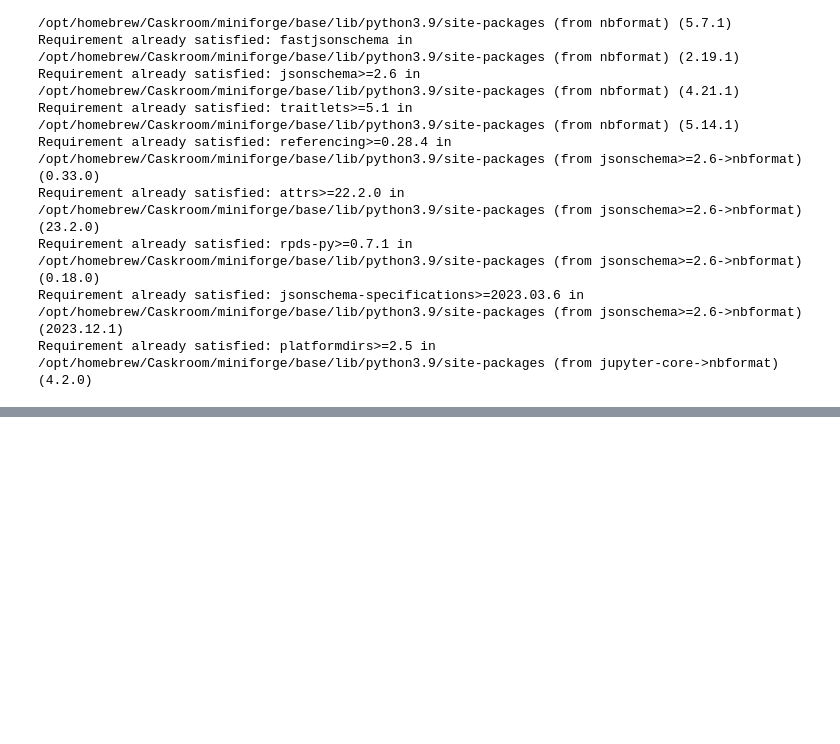
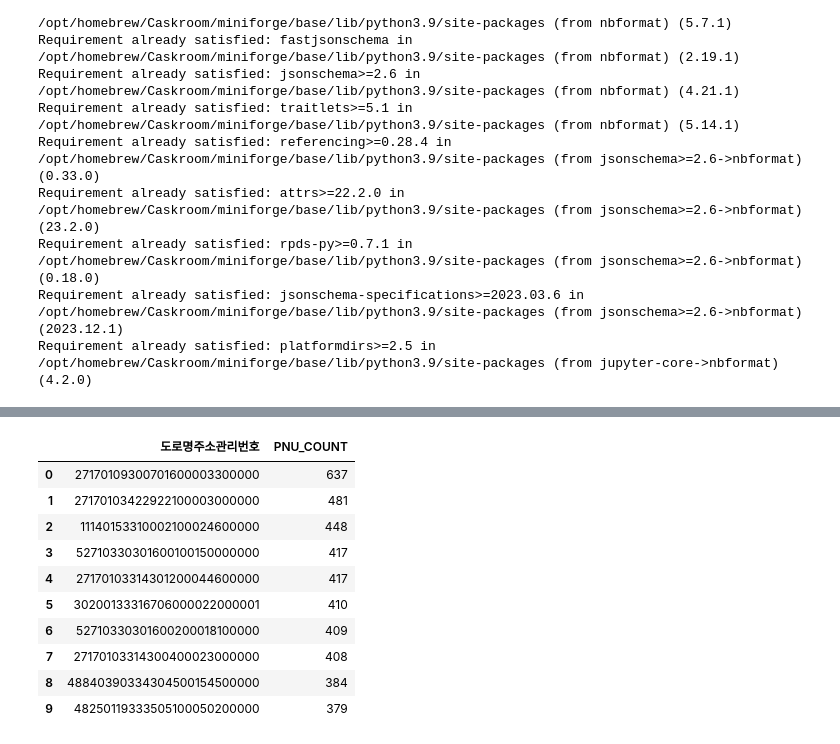
Before and after one commit to hike-lab/address-data-guide, a Jupyter notebook: code/chapter-6/address-pymysql-guide.ipynb, the cells around one changed output, grey strips where cells are left out. Cells and saved outputs as stored; diff of their text form; code cells hidden in the pictures; blank space fills up the shorter version.

```diff
--- a/code/chapter-6/address-pymysql-guide.ipynb
+++ b/code/chapter-6/address-pymysql-guide.ipynb
@@ -583,0 +650,28 @@ fig.write_html('address-count-per-sido.html')
+# %%
+import pandas as pd
+import pymysql
+
+sql = '''
+SELECT A.`도로명주소관리번호`, COUNT(DISTINCT B.PNU) AS PNU_COUNT
+FROM full_rna_addr A
+LEFT JOIN jibun_rnaddrkor B ON A.`도로명주소관리번호` = B.`도로명주소관리번호`
+GROUP BY A.`도로명주소관리번호`
+ORDER BY PNU_COUNT DESC
+LIMIT 10;
+'''
+
+conn = init_db_connection()
+df1 = pd.read_sql(sql, con=conn)
+df1
+# %% [output]
+|  | 도로명주소관리번호 | PNU_COUNT |
+| 0 | 27170109300701600003300000 | 637 |
+| 1 | 27170103422922100003000000 | 481 |
+| 2 | 11140153310002100024600000 | 448 |
+| 3 | 52710330301600100150000000 | 417 |
+| 4 | 27170103314301200044600000 | 417 |
+| 5 | 30200133316706000022000001 | 410 |
+| 6 | 52710330301600200018100000 | 409 |
+| 7 | 27170103314300400023000000 | 408 |
+| 8 | 48840390334304500154500000 | 384 |
+| 9 | 48250119333505100050200000 | 379 |
```
Also changed, not shown: parts of 12 cells of this notebook, 3 other files.
